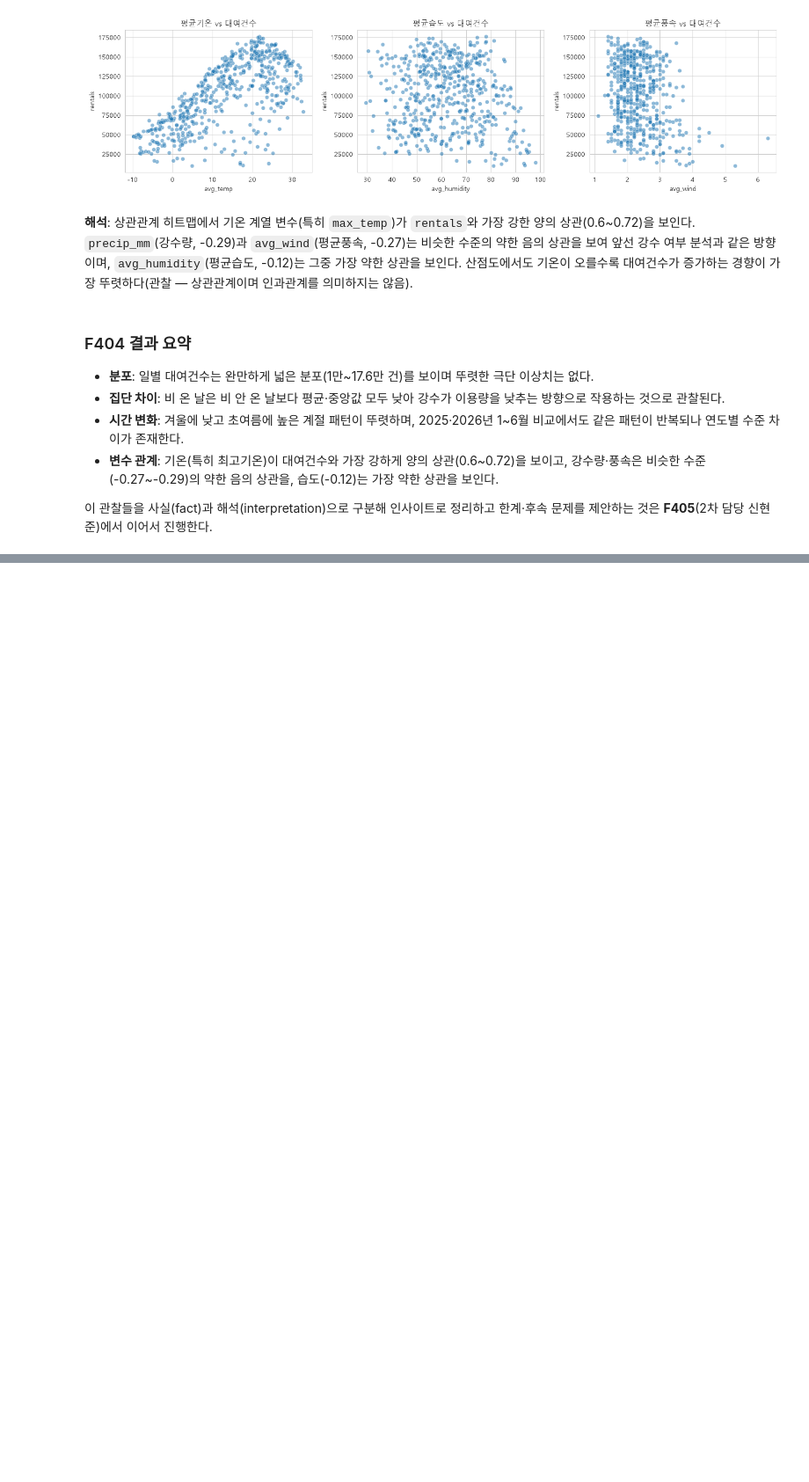
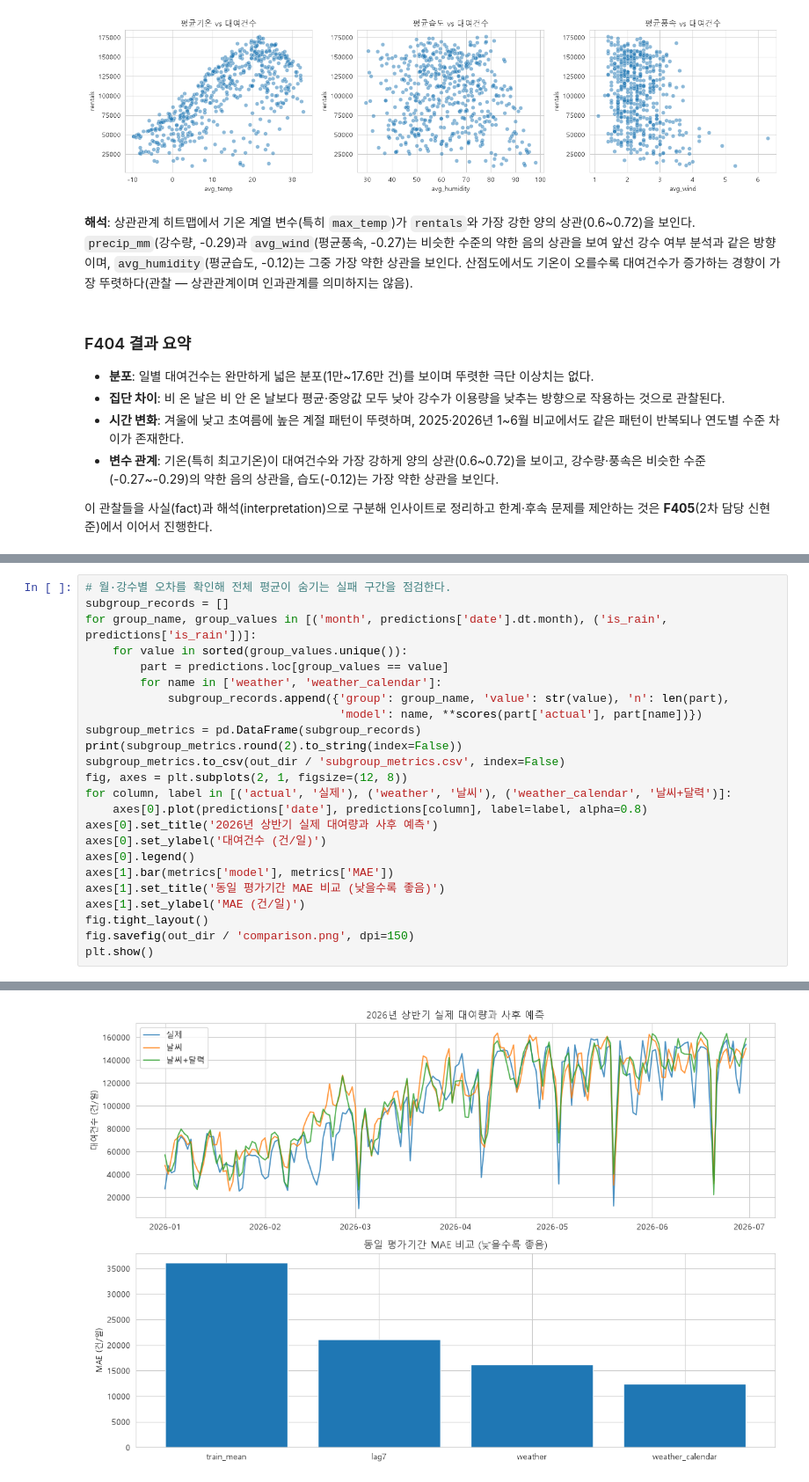
Before and after one commit to cheese-flavor/2026_ttareungi, a Jupyter notebook: notebooks/analysis.ipynb, the cells around one changed output, grey strips where cells are left out. Shown at 88% size. Cells and saved outputs as stored; diff of their text form; blank space fills up the shorter version.

```diff
--- a/notebooks/analysis.ipynb
+++ b/notebooks/analysis.ipynb
@@ -460,0 +650,25 @@ plt.show()
+# %%
+# 월·강수별 오차를 확인해 전체 평균이 숨기는 실패 구간을 점검한다.
+subgroup_records = []
+for group_name, group_values in [('month', predictions['date'].dt.month), ('is_rain', predictions['is_rain'])]:
+    for value in sorted(group_values.unique()):
+        part = predictions.loc[group_values == value]
+        for name in ['weather', 'weather_calendar']:
+            subgroup_records.append({'group': group_name, 'value': str(value), 'n': len(part),
+                                     'model': name, **scores(part['actual'], part[name])})
+subgroup_metrics = pd.DataFrame(subgroup_records)
+print(subgroup_metrics.round(2).to_string(index=False))
+subgroup_metrics.to_csv(out_dir / 'subgroup_metrics.csv', index=False)
+fig, axes = plt.subplots(2, 1, figsize=(12, 8))
+for column, label in [('actual', '실제'), ('weather', '날씨'), ('weather_calendar', '날씨+달력')]:
+    axes[0].plot(predictions['date'], predictions[column], label=label, alpha=0.8)
+axes[0].set_title('2026년 상반기 실제 대여량과 사후 예측')
+axes[0].set_ylabel('대여건수 (건/일)')
+axes[0].legend()
+axes[1].bar(metrics['model'], metrics['MAE'])
+axes[1].set_title('동일 평가기간 MAE 비교 (낮을수록 좋음)')
+axes[1].set_ylabel('MAE (건/일)')
+fig.tight_layout()
+fig.savefig(out_dir / 'comparison.png', dpi=150)
+plt.show()
+# %% [output]
@@ -460,0 +692 @@ plt.show()
+[figure, added]
```
Also changed, not shown: parts of 7 cells of this notebook, 22 other files.
